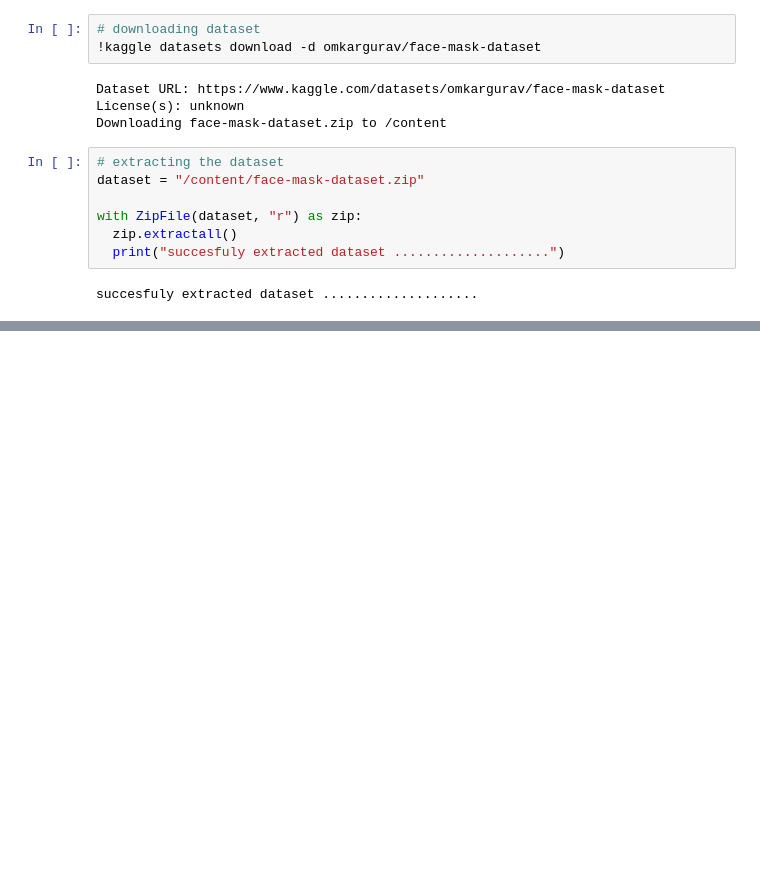
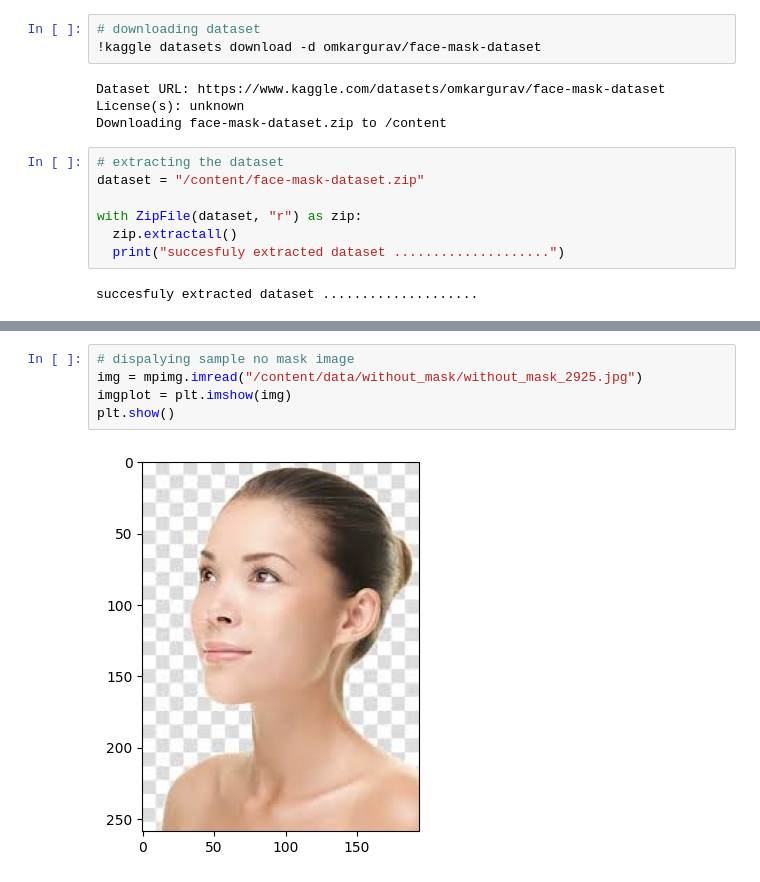
Before and after one commit to kamijoseph/Face-Mask-Detection, a Jupyter notebook: notebook/face_mask.ipynb, the cells around one changed output, grey strips where cells are left out. Saved outputs shown, nothing was run; the diff lists cells and outputs as text; blank space fills up the shorter version.

```diff
--- a/notebook/face_mask.ipynb
+++ b/notebook/face_mask.ipynb
@@ -30,0 +99,7 @@ succesfuly extracted dataset ....................
+# %%
+# dispalying sample no mask image
+img = mpimg.imread("/content/data/without_mask/without_mask_2925.jpg")
+imgplot = plt.imshow(img)
+plt.show()
+# %% [output]
+[figure, added]
```
Also changed, not shown: parts of 16 cells of this notebook.
